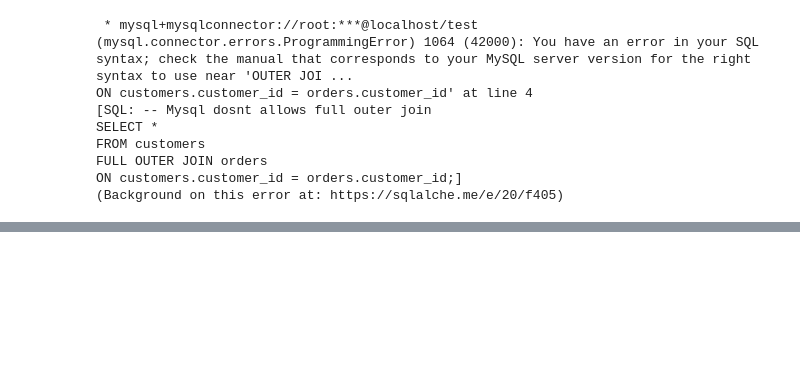
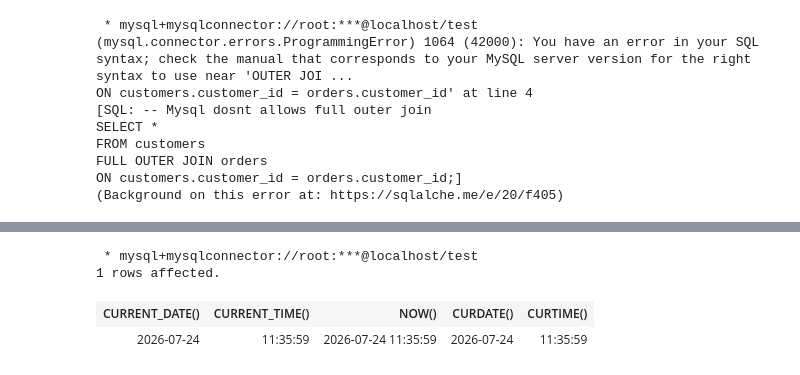
Before and after one commit to karthikeyanm-dev/DE-SQL, a Jupyter notebook: DE SQL Notes/DE-With-Def.ipynb, the cells around one changed output, grey strips where cells are left out. Cells and saved outputs as stored; diff of their text form; code cells hidden in the pictures; blank space fills up the shorter version.

```diff
--- a/DE-With-Def.ipynb
+++ b/DE SQL Notes/DE-With-Def.ipynb
@@ -10588,0 +12419,8 @@ ON customers.customer_id = orders.customer_id;]
+# %%
+%%sql
+SELECT CURRENT_DATE(),CURRENT_TIME(),NOW(),CURDATE(),CURTIME();
+# %% [output]
+ * mysql+mysqlconnector://root:***@localhost/test
+1 rows affected.
+| CURRENT_DATE() | CURRENT_TIME() | NOW() | CURDATE() | CURTIME() |
+| 2026-07-24 | 11:35:59 | 2026-07-24 11:35:59 | 2026-07-24 | 11:35:59 |
```
Also changed, not shown: parts of 9 cells of this notebook, 7 other files.
